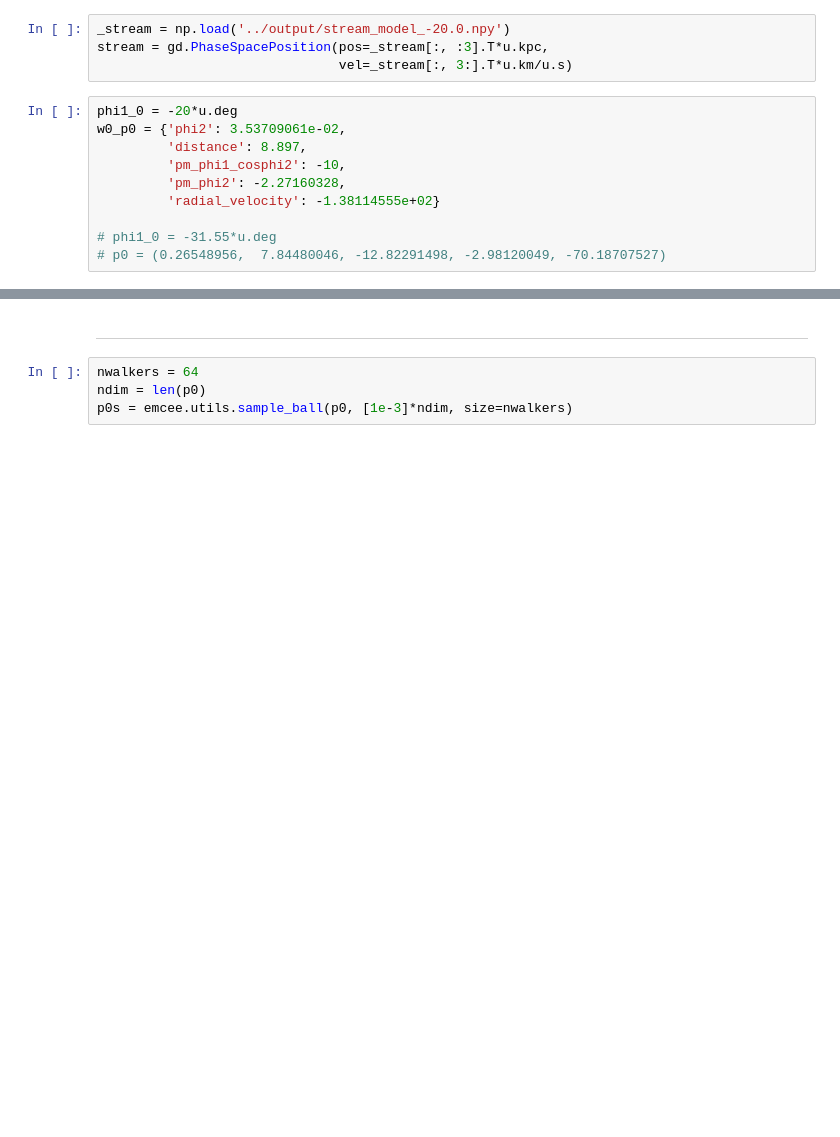
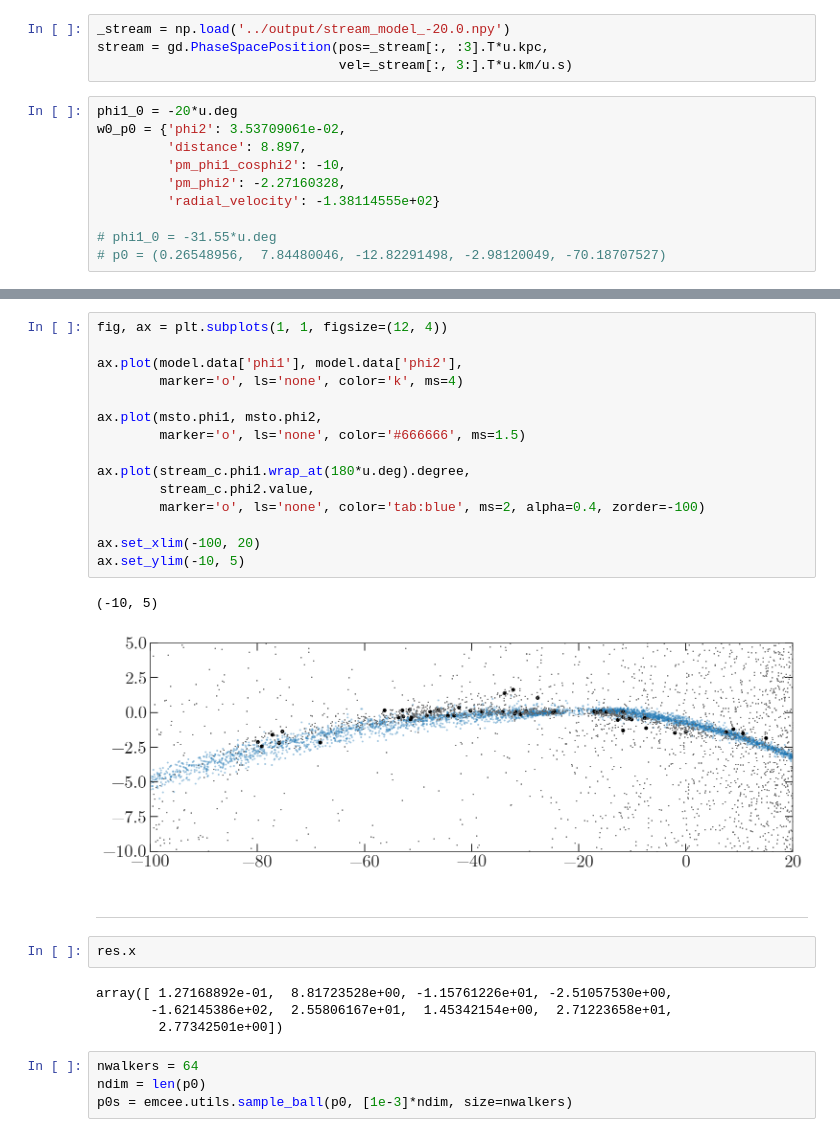
Before and after one commit to adrn/GD1-DR2, a Jupyter notebook: notebooks/Fit-stream-track.ipynb, the cells around one changed output, grey strips where cells are left out. Saved outputs shown, nothing was run; the diff lists cells and outputs as text; blank space fills up the shorter version.

```diff
--- a/notebooks/Fit-stream-track.ipynb
+++ b/notebooks/Fit-stream-track.ipynb
@@ -138,5 +303,29 @@ res = minimize(lambda *x: -model.ln_likelihood(*x),
+# %%
+fig, ax = plt.subplots(1, 1, figsize=(12, 4))
+
+ax.plot(model.data['phi1'], model.data['phi2'],
+        marker='o', ls='none', color='k', ms=4)
+
+ax.plot(msto.phi1, msto.phi2,
+        marker='o', ls='none', color='#666666', ms=1.5)
+
+ax.plot(stream_c.phi1.wrap_at(180*u.deg).degree,
+        stream_c.phi2.value,
+        marker='o', ls='none', color='tab:blue', ms=2, alpha=0.4, zorder=-100)
+
+ax.set_xlim(-100, 20)
+ax.set_ylim(-10, 5)
+# %% [output]
+(-10, 5)
+[figure, added]
 # %% [markdown]
 ---
+# %%
+res.x
+# %% [output]
+array([ 1.27168892e-01,  8.81723528e+00, -1.15761226e+01, -2.51057530e+00,
+       -1.62145386e+02,  2.55806167e+01,  1.45342154e+00,  2.71223658e+01,
+        2.77342501e+00])
 # %%
 nwalkers = 64
 ndim = len(p0)
```
Also changed, not shown: parts of 33 cells of this notebook.
